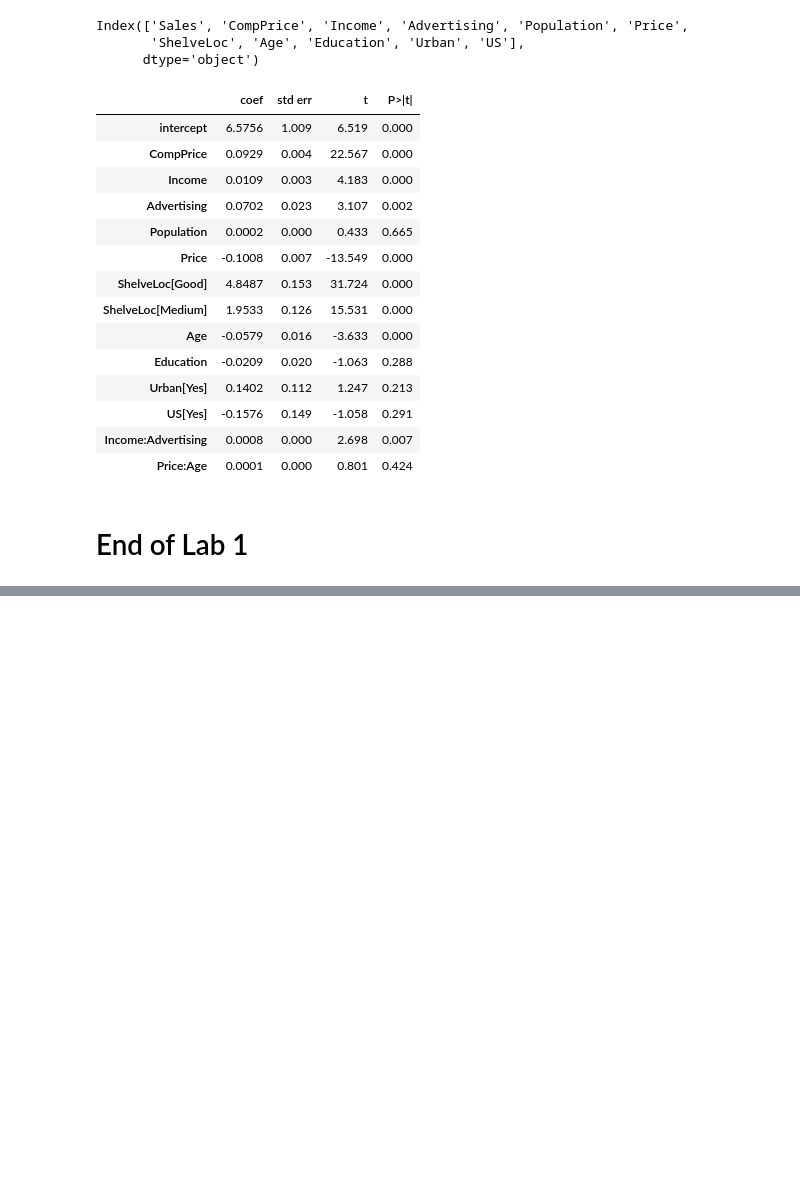
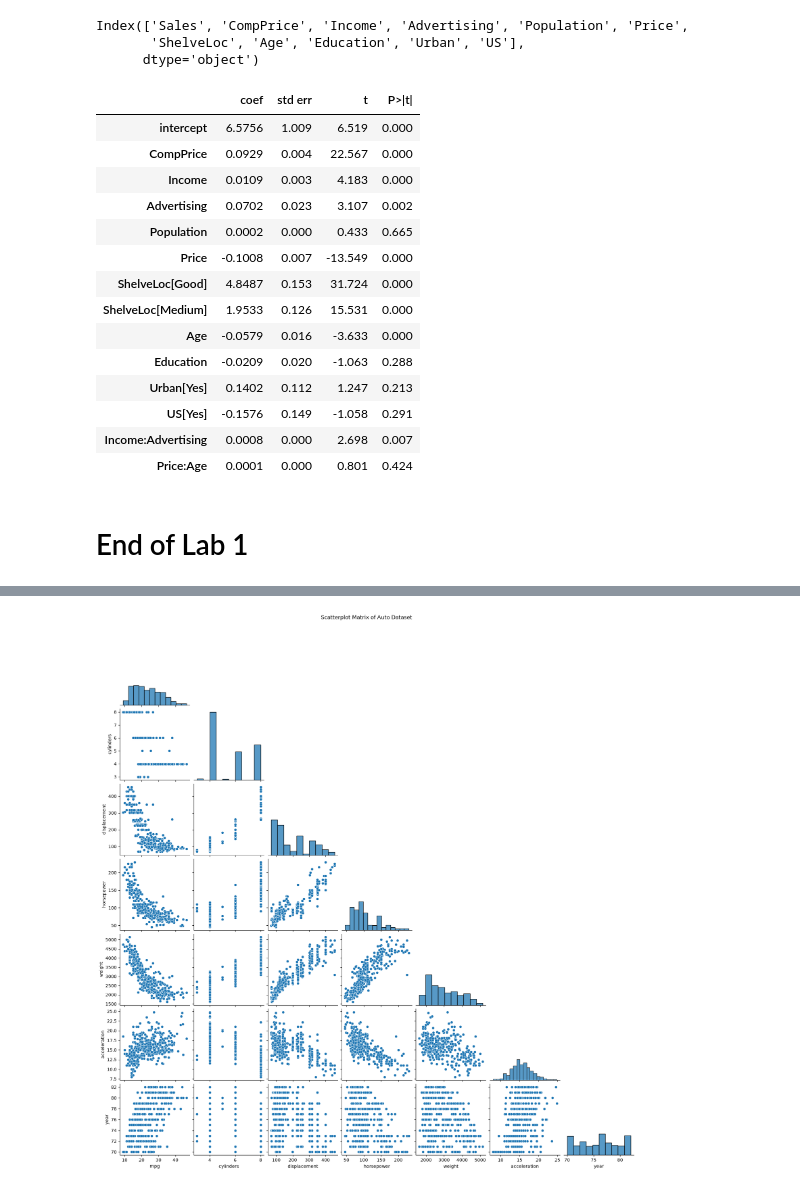
Before and after one commit to kaberuka89-cmd/Data-Mining-Labs, a Jupyter notebook: Lab1.ipynb, the cells around one changed output, grey strips where cells are left out. Drawn from its saved outputs; the diff is of its cells as text; code cells hidden in the pictures; blank space fills up the shorter version.

```diff
--- a/Lab1.ipynb
+++ b/Lab1.ipynb
@@ -365,0 +386,8 @@ summarize(model.fit())
+# %%
+Auto = Auto.replace("?", np.nan)
+# %%
+# Convert horsepower to numeric
+Auto["horsepower"] = pd.to_numeric(Auto["horsepower"])
+# %%
+# Remove missing observations
+Auto = Auto.dropna().reset_index(drop=True)
@@ -365,0 +416,21 @@ summarize(model.fit())
+# %%
+quantitative = [
+    "mpg",
+    "cylinders",
+    "displacement",
+    "horsepower",
+    "weight",
+    "acceleration",
+    "year"
+]
+
+qualitative = [
+    "origin",
+    "name"
+]
+
+print("\nQuantitative variables:")
+print(quantitative)
+
+print("\nQualitative variables:")
+print(qualitative)
@@ -365,0 +518,17 @@ summarize(model.fit())
+# %%
+import seaborn as sns
+import matplotlib.pyplot as plt
+sns.pairplot(
+    Auto,
+    vars=quantitative,
+    corner=True
+)
+
+plt.suptitle(
+    "Scatterplot Matrix of Auto Dataset",
+    y=1.02
+)
+
+plt.show()
+# %% [output]
+[figure, added]
```
Also changed, not shown: parts of 40 cells of this notebook.
